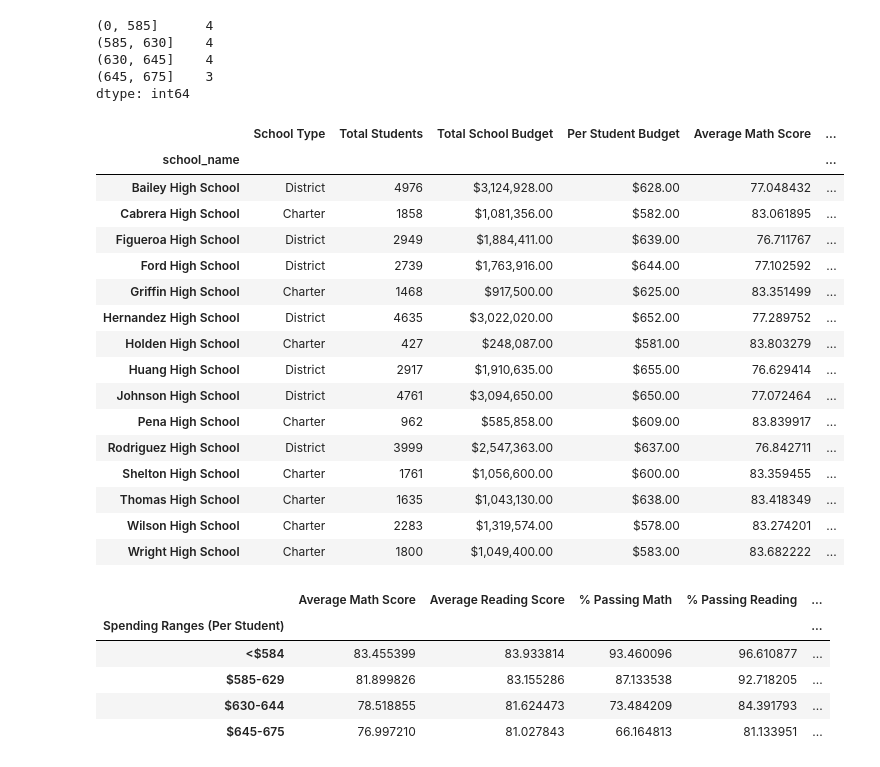
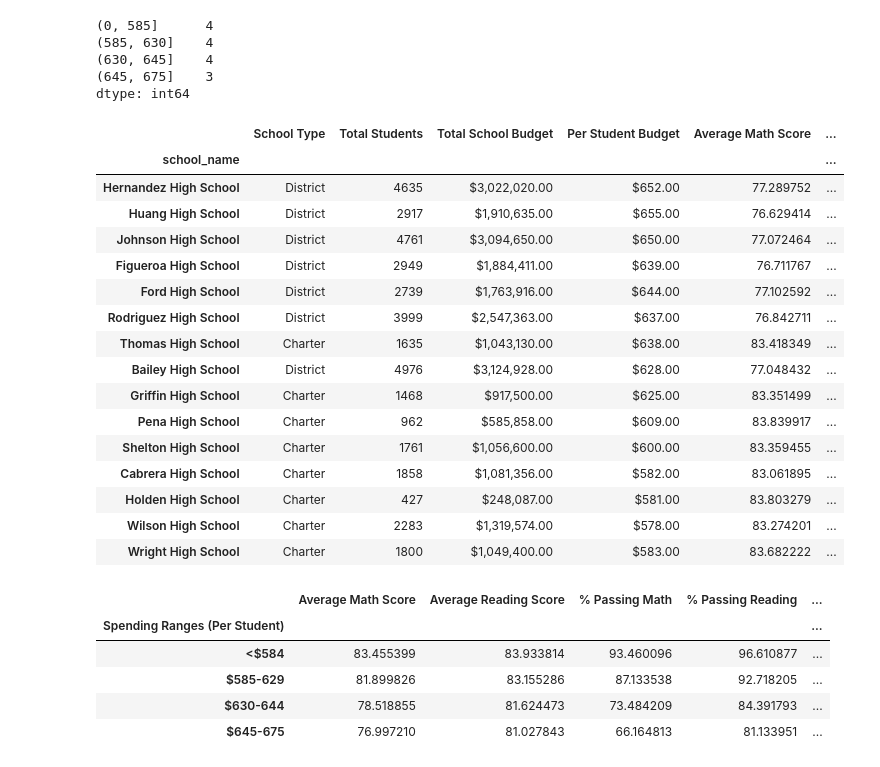
Before and after one commit to adriowl/School_District_Analysis, a Jupyter notebook: PyCitySchools.ipynb, the cells around one changed output. Saved outputs shown, nothing was run; the diff lists cells and outputs as text; code cells hidden in the pictures.

```diff
--- a/PyCitySchools.ipynb
+++ b/PyCitySchools.ipynb
@@ -661,13 +657,12 @@ per_school_summary_df.head()
 | Griffin High School | Charter | 1468 | 917500 | 625.0 | 83.351499 | ... |
 # %%
 # Format the Total School Budget and the Per Student Budget columns.
-per_school_summary_df["Total School Budget"] = per_school_summary_df["Total School Budget"].map("${:,.2f}".format)
+#per_school_summary_df["Total School Budget"] = per_school_summary_df["Total School Budget"].map("${:,.2f}".format)
 
-per_school_summary_df["Per Student Budget"] = per_school_summary_df["Per Student Budget"].map("${:,.2f}".format)
-
+#per_school_summary_df["Per Student Budget"] = per_school_summary_df["Per Student Budget"].map("${:,.2f}".format)
 
 # Display the data frame
-per_school_summary_df.head()
+per_school_summary_df
 # %% [output]
 |  | School Type | Total Students | Total School Budget | Per Student Budget | Average Math Score | ... |
 | school_name |  |  |  |  |  | ... |
@@ -879,26 +867,27 @@ dtype: int64
 # %%
 # Establish the spending bins and group names.
 group_names = ["<$584", "$585-629", "$630-644", "$645-675"]
 # Categorize spending based on the bins.
 per_school_summary_df["Spending Ranges (Per Student)"] = pd.cut(per_school_capita, spending_bins, labels=group_names)
 
 per_school_summary_df
+per_school_summary_df.sort_values("Spending Ranges (Per Student)", ascending = False)
 # %% [output]
 |  | School Type | Total Students | Total School Budget | Per Student Budget | Average Math Score | ... |
 | school_name |  |  |  |  |  | ... |
-| Bailey High School | District | 4976 | $3,124,928.00 | $628.00 | 77.048432 | ... |
-| Cabrera High School | Charter | 1858 | $1,081,356.00 | $582.00 | 83.061895 | ... |
+| Hernandez High School | District | 4635 | $3,022,020.00 | $652.00 | 77.289752 | ... |
+| Huang High School | District | 2917 | $1,910,635.00 | $655.00 | 76.629414 | ... |
+| Johnson High School | District | 4761 | $3,094,650.00 | $650.00 | 77.072464 | ... |
 | Figueroa High School | District | 2949 | $1,884,411.00 | $639.00 | 76.711767 | ... |
 | Ford High School | District | 2739 | $1,763,916.00 | $644.00 | 77.102592 | ... |
+| Rodriguez High School | District | 3999 | $2,547,363.00 | $637.00 | 76.842711 | ... |
+| Thomas High School | Charter | 1635 | $1,043,130.00 | $638.00 | 83.418349 | ... |
+| Bailey High School | District | 4976 | $3,124,928.00 | $628.00 | 77.048432 | ... |
 | Griffin High School | Charter | 1468 | $917,500.00 | $625.00 | 83.351499 | ... |
-| Hernandez High School | District | 4635 | $3,022,020.00 | $652.00 | 77.289752 | ... |
+| Pena High School | Charter | 962 | $585,858.00 | $609.00 | 83.839917 | ... |
+| Shelton High School | Charter | 1761 | $1,056,600.00 | $600.00 | 83.359455 | ... |
+| Cabrera High School | Charter | 1858 | $1,081,356.00 | $582.00 | 83.061895 | ... |
 | Holden High School | Charter | 427 | $248,087.00 | $581.00 | 83.803279 | ... |
-| Huang High School | District | 2917 | $1,910,635.00 | $655.00 | 76.629414 | ... |
-| Johnson High School | District | 4761 | $3,094,650.00 | $650.00 | 77.072464 | ... |
-| Pena High School | Charter | 962 | $585,858.00 | $609.00 | 83.839917 | ... |
-| Rodriguez High School | District | 3999 | $2,547,363.00 | $637.00 | 76.842711 | ... |
-| Shelton High School | Charter | 1761 | $1,056,600.00 | $600.00 | 83.359455 | ... |
-| Thomas High School | Charter | 1635 | $1,043,130.00 | $638.00 | 83.418349 | ... |
 | Wilson High School | Charter | 2283 | $1,319,574.00 | $578.00 | 83.274201 | ... |
 | Wright High School | Charter | 1800 | $1,049,400.00 | $583.00 | 83.682222 | ... |
 # %%
```
Also changed, not shown: parts of 12 cells of this notebook, 18 other files.
